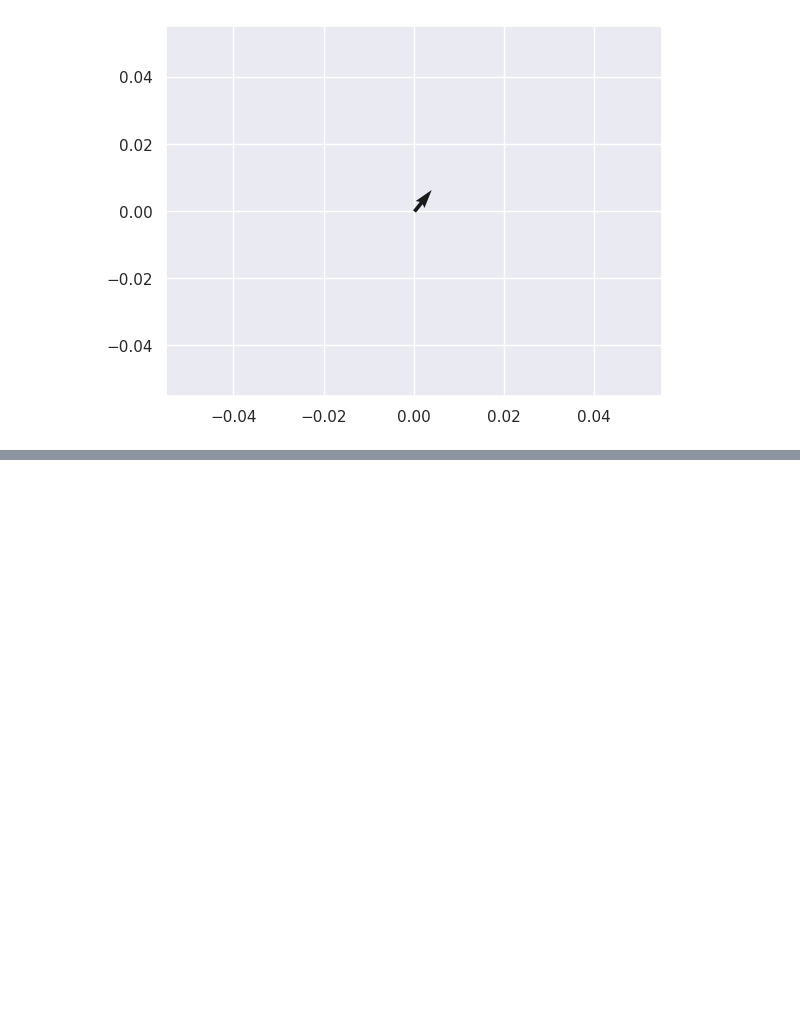
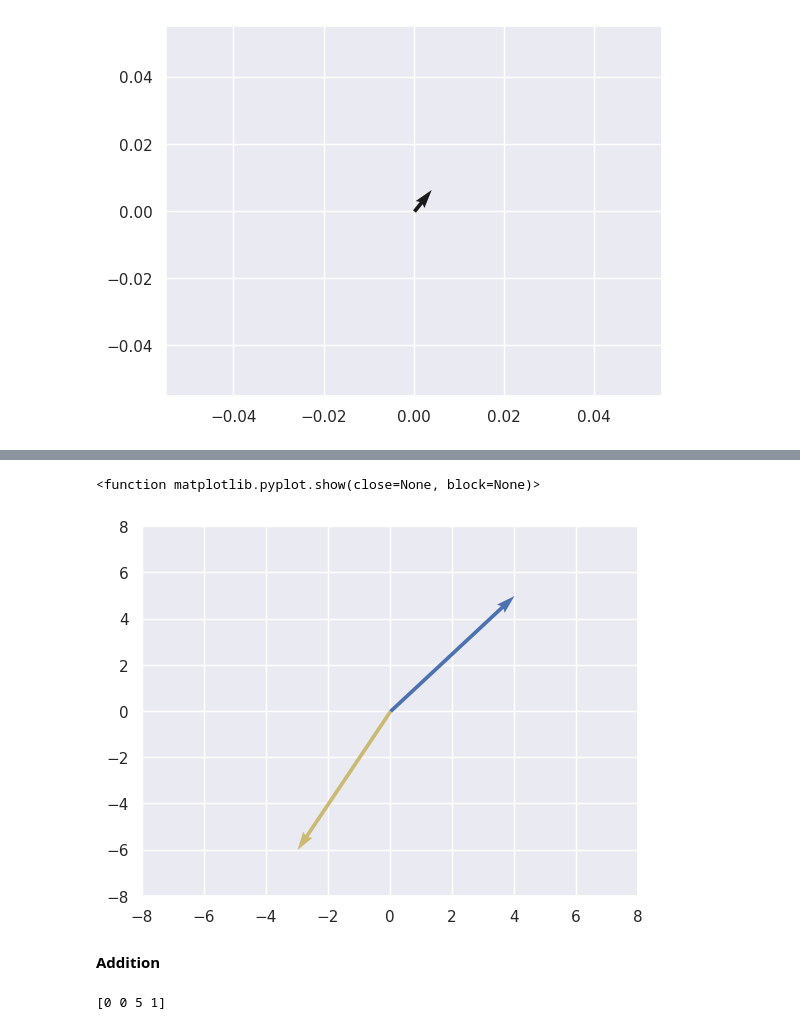
Before and after one commit to nivin77789/ML, a Jupyter notebook: week_11.ipynb, the cells around one changed output, grey strips where cells are left out. Cells and saved outputs as stored; diff of their text form; code cells hidden in the pictures; blank space fills up the shorter version.

```diff
--- a/week_11.ipynb
+++ b/week_11.ipynb
@@ -13,0 +22,18 @@ plt.show()
+# %%
+plt.quiver(0,0,4,5, scale_units='xy', angles='xy',scale=1, color='b')
+plt.quiver(0,0,-3,-6, scale_units='xy', angles='xy',scale=1, color='y')
+plt.xlim(-8,8)
+plt.ylim(-8,8)
+plt.show
+# %% [output]
+<function matplotlib.pyplot.show(close=None, block=None)>
+[figure, added]
+# %% [markdown]
+**Addition**
+# %%
+v1= np.array([0,0,2,3])
+v2= np.array([0,0,3,-2])
+sum=v1+v2
+print(sum)
+# %% [output]
+[0 0 5 1]
```
Also changed, not shown: parts of 10 cells of this notebook.
